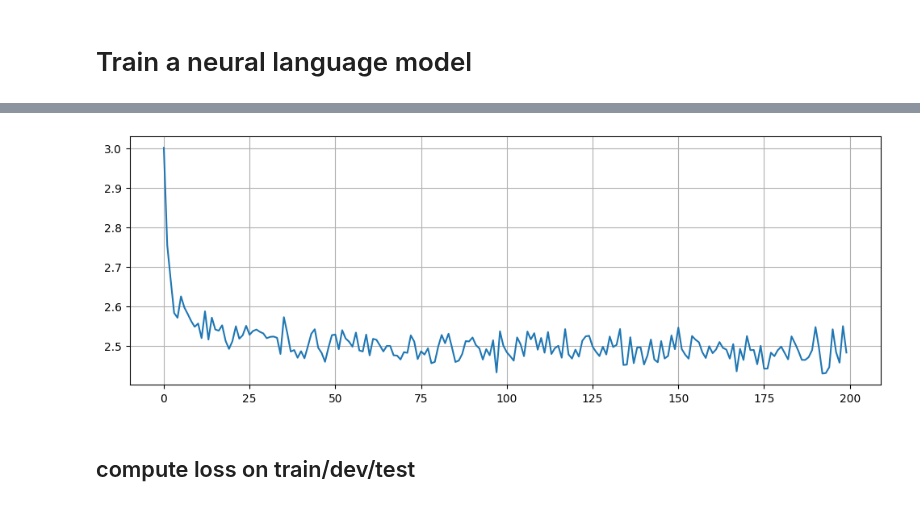
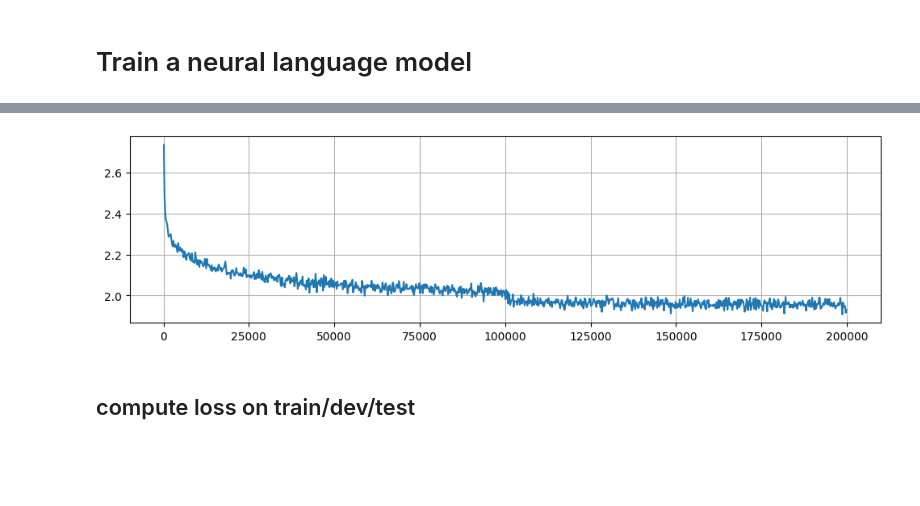
Before and after one commit to steve-z-seattle/neural-language-models, a Jupyter notebook: lm/06a-gpt-unigram.ipynb, the cells around one changed output, grey strips where cells are left out. Saved outputs shown, nothing was run; the diff lists cells and outputs as text; code cells hidden in the pictures; blank space fills up the shorter version.

```diff
--- a/lm/06a-gpt-unigram.ipynb
+++ b/lm/06a-gpt-unigram.ipynb
@@ -38,8 +38,7 @@ vocab_size
 # %% [markdown]
 ## prepare data
 # %%
-block_size = 1
-batch_size = 32
+block_size = 8
 # %%
 def build_dataset(data):
     X, Y = [], []
@@ -87,5 +100,0 @@ optimizer = torch.optim.AdamW(model.parameters(), lr=1e-3)
-# %%
-parameters = model.parameters()
-print(sum(p.nelement() for p in parameters))
-for p in parameters:
-    p.requires_grad = True
@@ -94,3 +129,3 @@ for p in parameters:
 # %%
-# parameters = model.parameters()
-# list(parameters)
+batch_size = 32
+model.train()
@@ -97,39 +155,46 @@ for p in parameters:
 # %%
 loglossi = []
 lossi = []
-# STEPS = 200_000
-STEPS = 10_000
+STEPS = 200_000
+# STEPS = 2_000
 for i in tqdm(range(STEPS)):
     # mini-batch
-    ix = torch.randint(0, Xtr.shape[0], (32,))
+    ix = torch.randint(0, Xtr.shape[0], (batch_size,))
     Xb, Yb = Xtr[ix], Ytr[ix]
     # forward
     logits = model(Xb)
     loss = F.cross_entropy(logits, Yb)
 
     # backward
-    optimizer.zero_grad(set_to_none=True)
-    # for p in parameters:
-    #     p.grad = None
+    # optimizer.zero_grad(set_to_none=True)
+    for p in model.parameters():
+        p.grad = None
     loss.backward()
 
     # update
-    optimizer.step()
-    # lr = 0.1 if i < STEPS//2 else 0.01
-    # for p in parameters:
-    #     p.data += -lr * p.grad
+    # optimizer.step()
+    lr = 0.1 if i < STEPS//2 else 0.01
+    for p in model.parameters():
+        p.data += -lr * p.grad
 
     # tracking
     loglossi.append(loss.log10().item())
     lossi.append(loss.item())
 
     # break
+    if i >= 10999:
+        # break
+        pass
-# %%
-plt.figure(figsize=(12, 4))
-plt.plot(torch.tensor(lossi[0:]).view(-1, 50).mean(1))
-plt.grid()
-plt.show()
-# %% [output]
-[figure, removed]
+# %%
+group_size = 200
+plt.figure(figsize=(12,3))
+plt.plot(
+    torch.arange(len(lossi)).view(-1, group_size).float().mean(1),
+    torch.tensor(lossi).view(-1, group_size).mean(1)
+)
+plt.grid()
+plt.show()
+# %% [output]
+[figure, added]
 # %% [markdown]
 ## compute loss on train/dev/test
```
Also changed, not shown: parts of 18 cells of this notebook.
